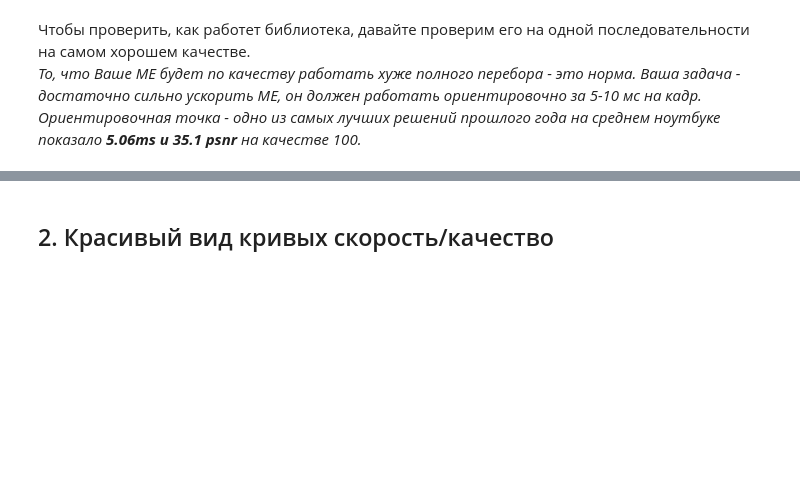
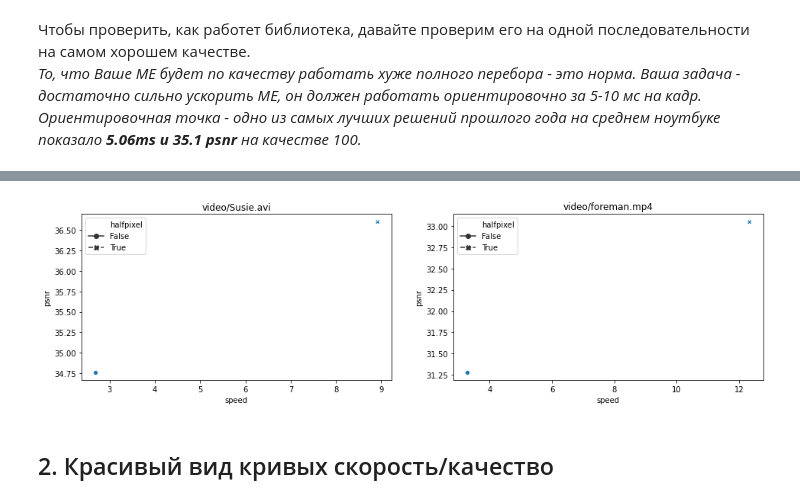
Before and after one commit to dazzle-me/Motion-Estimation, a Jupyter notebook: motion_estimation.ipynb, the cells around one changed output, grey strips where cells are left out. Cells and saved outputs as stored; diff of their text form; code cells hidden in the pictures; blank space fills up the shorter version.

```diff
--- a/motion_estimation.ipynb
+++ b/motion_estimation.ipynb
@@ -160,13 +139,7 @@ def test_me(source_video, me, return_frames=False, result_path=None, should_draw
         psnr.append(peak_signal_noise_ratio(frame, compensated_frame))
         if return_frames:
             compensated_frames.append(compensated_frame)
-            previous_frames.append(prev_frame)
             source_frames.append(frame)
-        if should_draw_vectors:
-            vect_frame = copy(compensated_frame)
-            vect_frame = draw_vectors(vect_frame, vector_field)
-            vectorized_frames.append(vect_frame)
-        vector_fields.append(vector_field)
         pbar.set_description('PSNR: {:.2f}; Time(ms): {:.2f}; SSIM: {:.2f}.'.format(np.mean(psnr), np.mean(speed), np.mean(ssim)))
 
         if out_video is not None:
@@ -175,13 +148,10 @@ def test_me(source_video, me, return_frames=False, result_path=None, should_draw
         out_video.release()
 
     return {
-        'vector_fields' : vector_fields,
         'ssim': ssim,
         'psnr': psnr,
         'speed': speed,
         'compensated_frames': compensated_frames,
-        'vectorized_frames' : vectorized_frames,
-        'previous_frames' : previous_frames,
         'source_frames': source_frames
     }
 # %% [markdown]
@@ -216,7 +186,8 @@ class MotionEstimator:
             2 : "Orthonormal search",
             3 : "3DRS",
             4 : "Three step search",
-            5 : "Diamond search"
+            5 : "Diamond search",
+            6 : "Hexagon search"
         }
         return self.methods[method]
     def set_SearchMethod(self, method):
@@ -227,6 +198,8 @@ class MotionEstimator:
                 2 for MODE::OthonormalSearch
                 3 for MODE::_3DRS (not implemented yet)
                 4 for MODE::ThreeStepSearch
+                5 for MODE::DiamondSearch
+                6 for MODE::HexagonSearch
         """
         self.me.set_SearchMethod(self.get_cpp_input(method))
 
@@ -418,7 +219,7 @@ draw_block_error(block_number=253, first_method=0,second_method=5)
 # %%
 import pandas as pd
 
-def test_all_me(video_paths=['source.avi'], qualities=[100, 80, 60, 40, 20], halfpixels=[False, True]):
+def test_all_me(video_paths=['waterfall.mp4', 'source.avi', 'foreman.mp4'], qualities=[100, 80, 60, 40, 20], halfpixels=[False, True]):
     result = []
     for video_path in video_paths:
         for halfpixel in halfpixels:
@@ -433,14 +234,14 @@ def test_all_me(video_paths=['source.avi'], qualities=[100, 80, 60, 40, 20], hal
                         'quality': quality,
                         **{
                             key: np.mean(metrics[key])
-                            for key in metrics
+                            for key in ['psnr', 'speed', 'ssim']
                         }
                     }
                 )
     return pd.DataFrame(result)
 # %%
 result_all = test_all_me(
-    video_paths=['video/source.avi'],
-    qualities=[100],
+    video_paths=['video/Susie.avi', 'video/foreman.mp4'],
+    qualities=[0],
     halfpixels=[False, True]
 )
@@ -449,9 +264,12 @@ result_all
 # %%
 fig, axes = plt.subplots(1, len(result_all['video'].unique()), figsize=(16, 4))
 if len(result_all['video'].unique()) == 1:
     axes = [axes]
 for ax, video in zip(axes, result_all['video'].unique()):
+    ax.set_title("{}".format(video))
     sns.lineplot(x='speed', y='psnr', style='halfpixel', markers=True, data=result_all[result_all.video == video], ax=ax)
+# %% [output]
+[figure, added]
 # %% [markdown]
 ## 2. Красивый вид кривых скорость/качество ##
 # %% [markdown]
```
Also changed, not shown: parts of 47 cells of this notebook.
